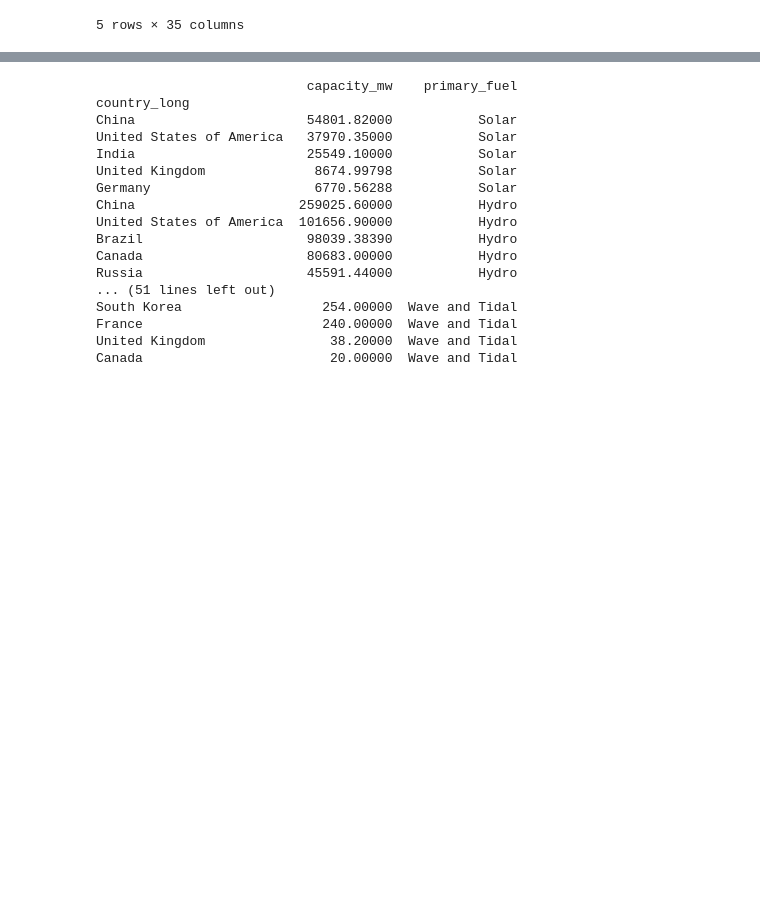
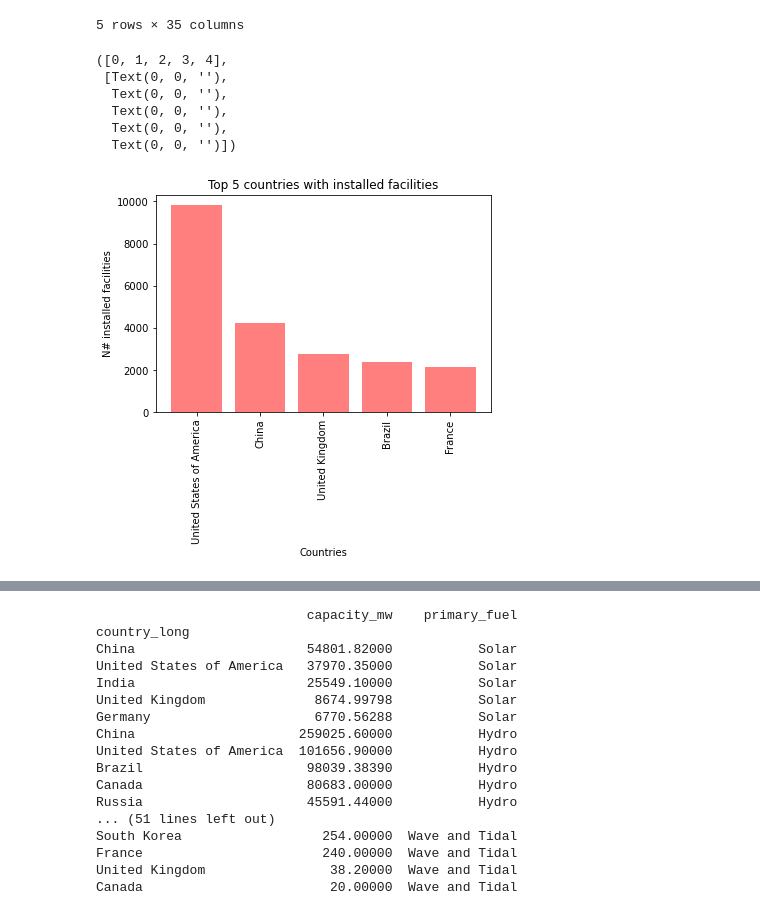
Before and after one commit to snavarroroby/Project-1-g3, a Jupyter notebook: Data_merge_cleaning.ipynb, the cells around one changed output, grey strips where cells are left out. Cells and saved outputs as stored; diff of their text form; code cells hidden in the pictures; blank space fills up the shorter version.

```diff
--- a/Data_merge_cleaning.ipynb
+++ b/Data_merge_cleaning.ipynb
@@ -151,6 +162,27 @@ installed_pwr.sort_values(by=["capacity_mw"],ascending=False).head(5)
 | Brazil | 2360 | 2360 | 2360 | 2360 | 2360 | 2360 | 2360 | 0 | ... |
 | France | 2155 | 2155 | 2155 | 2155 | 2155 | 2155 | 2155 | 0 | ... |
 5 rows × 35 columns
+# %%
+#bar chart question 2
+
+top_countries_facilities = installed_pwr.sort_values(by=["capacity_mw"],ascending=False).head(5).reset_index()
+
+x_axis = top_countries_facilities["country_long"]
+y_axis = top_countries_facilities["country"]
+plt.bar(x_axis, y_axis, color='r', alpha=0.5, align="center")
+
+plt.title("Top 5 countries with installed facilities")
+plt.xlabel("Countries")
+plt.ylabel("N# installed facilities")
+plt.xticks(rotation = 90)
+# %% [output]
+([0, 1, 2, 3, 4],
+ [Text(0, 0, ''),
+  Text(0, 0, ''),
+  Text(0, 0, ''),
+  Text(0, 0, ''),
+  Text(0, 0, '')])
+[figure, added]
 # %%
 fuel_grouped_df = global_pwrplant.groupby(['country_long','primary_fuel']).sum()
 fuel_grouped_df.head(5)
```
Also changed, not shown: parts of 7 cells of this notebook.
